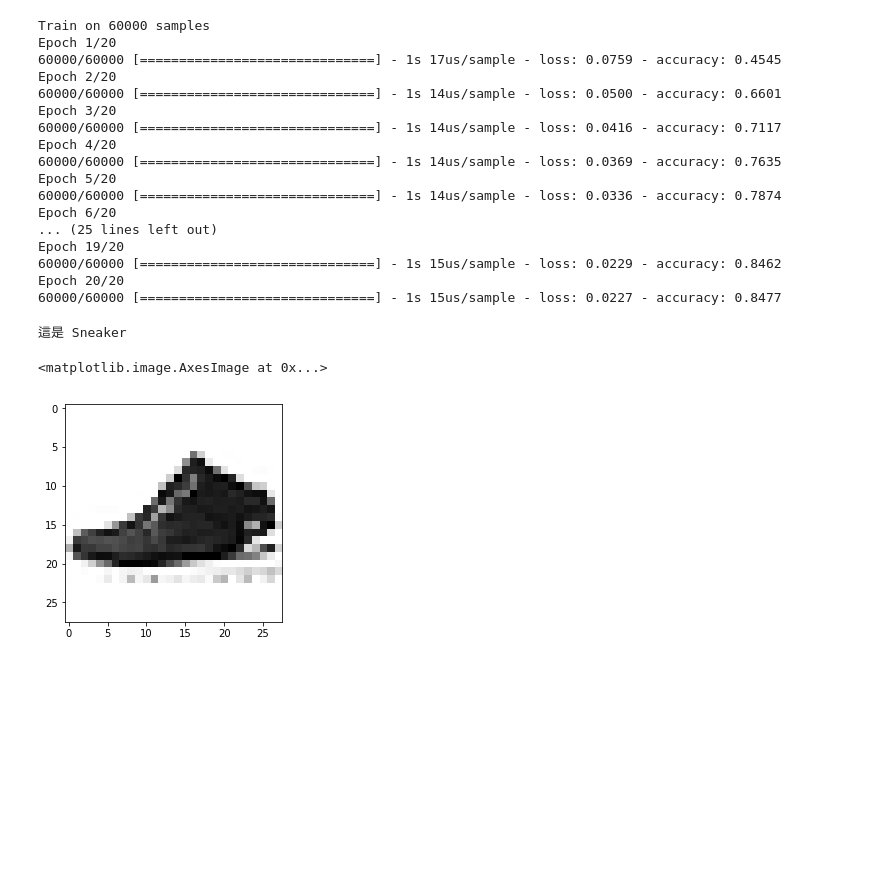
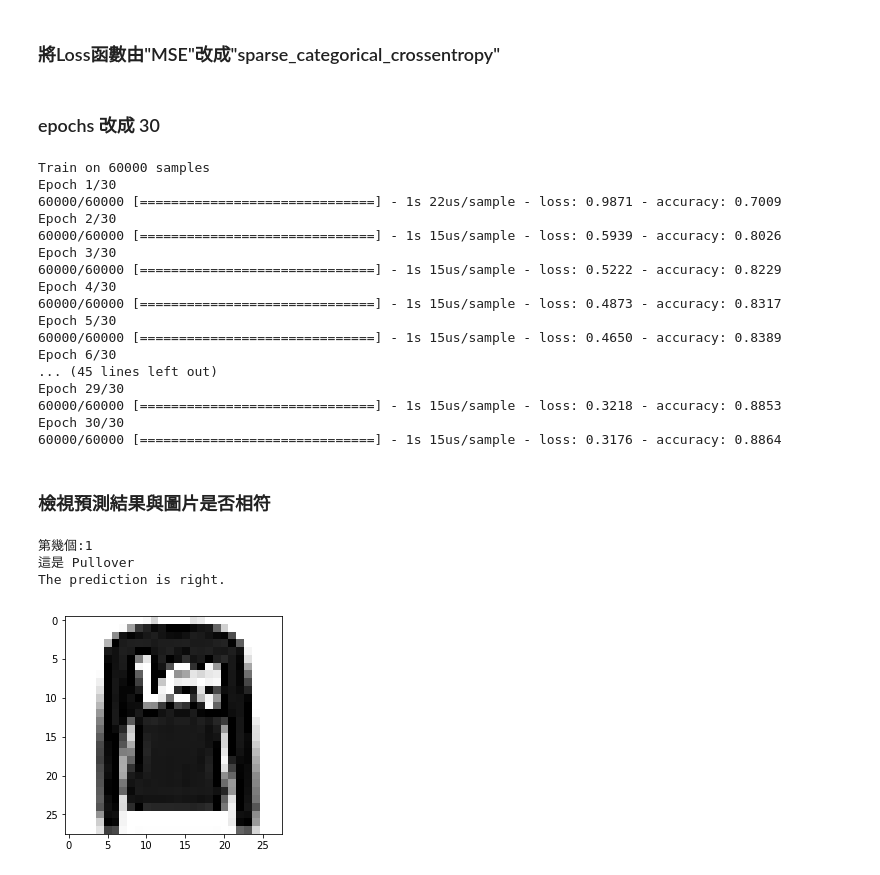
Before and after one commit to tuyuxian/1082-AI-python, a Jupyter notebook: 105208077_經濟四_涂育賢_HW1.ipynb, the cells around one changed output. Drawn from its saved outputs; the diff is of its cells as text; code cells hidden in the pictures; blank space fills up the shorter version.

```diff
--- a/105208077_經濟四_涂育賢_HW1.ipynb
+++ b/105208077_經濟四_涂育賢_HW1.ipynb
@@ -37,14 +41,0 @@ for i in range(5):
-# %%
-x_train.shape
-x_test.shape
-x_test[1]
-# 255 色彩範圍為0~255
-# 將矩陣轉範圍為0-1
-x_train = x_train/255
-x_test = x_test/255
-# reshape
-x_train = x_train.reshape(60000, 784)
-x_test = x_test.reshape(10000, 784)
-# y 值轉成 one-hot encoding
-y_train = to_categorical(y_train, 10)
-y_test = to_categorical(y_test, 10)
@@ -77,31 +112,42 @@ _________________________________________________________________
+# %% [markdown]
+### 將Loss函數由"MSE"改成"sparse_categorical_crossentropy"
+# %% [markdown]
+### epochs 改成 30
 # %%
-model.compile(loss='mse', optimizer=SGD(lr=0.05), metrics=['accuracy'])
-train_result = model.fit(x_train, y_train, batch_size=100, epochs=20)
+model.compile(loss='sparse_categorical_crossentropy', optimizer='sgd', metrics=['accuracy'])
+train_history = model.fit(x_train, y_train, batch_size=100, epochs=30)
 # %% [output]
 Train on 60000 samples
-Epoch 1/20
-60000/60000 [==============================] - 1s 17us/sample - loss: 0.0759 - accuracy: 0.4545
-Epoch 2/20
-60000/60000 [==============================] - 1s 14us/sample - loss: 0.0500 - accuracy: 0.6601
-Epoch 3/20
-60000/60000 [==============================] - 1s 14us/sample - loss: 0.0416 - accuracy: 0.7117
-Epoch 4/20
-60000/60000 [==============================] - 1s 14us/sample - loss: 0.0369 - accuracy: 0.7635
-Epoch 5/20
-60000/60000 [==============================] - 1s 14us/sample - loss: 0.0336 - accuracy: 0.7874
-Epoch 6/20
-... (25 lines left out)
-Epoch 19/20
-60000/60000 [==============================] - 1s 15us/sample - loss: 0.0229 - accuracy: 0.8462
-Epoch 20/20
-60000/60000 [==============================] - 1s 15us/sample - loss: 0.0227 - accuracy: 0.8477
+Epoch 1/30
+60000/60000 [==============================] - 1s 22us/sample - loss: 0.9871 - accuracy: 0.7009
+Epoch 2/30
+60000/60000 [==============================] - 1s 15us/sample - loss: 0.5939 - accuracy: 0.8026
+Epoch 3/30
+60000/60000 [==============================] - 1s 15us/sample - loss: 0.5222 - accuracy: 0.8229
+Epoch 4/30
+60000/60000 [==============================] - 1s 15us/sample - loss: 0.4873 - accuracy: 0.8317
+Epoch 5/30
+60000/60000 [==============================] - 1s 15us/sample - loss: 0.4650 - accuracy: 0.8389
+Epoch 6/30
+... (45 lines left out)
+Epoch 29/30
+60000/60000 [==============================] - 1s 15us/sample - loss: 0.3218 - accuracy: 0.8853
+Epoch 30/30
+60000/60000 [==============================] - 1s 15us/sample - loss: 0.3176 - accuracy: 0.8864
 # %%
 result = model.predict_classes(x_test)
+# %% [markdown]
+### 檢視預測結果與圖片是否相符
 # %%
-n = 3339
+n = eval(input("第幾個:"))
 print('這是', class_names[result[n]])
 plt.imshow(x_test[n].reshape(28,28), cmap = 'Greys')
+if result[n] == y_test[n]:
+    print("The prediction is right.")
+else:
+    print("The prediction is wrong.")
 # %% [output]
-這是 Sneaker
+第幾個:1
+這是 Pullover
+The prediction is right.
-<matplotlib.image.AxesImage at 0x...>
-[figure, old version]
+[figure, new version]
```
Also changed, not shown: parts of 29 cells of this notebook.
